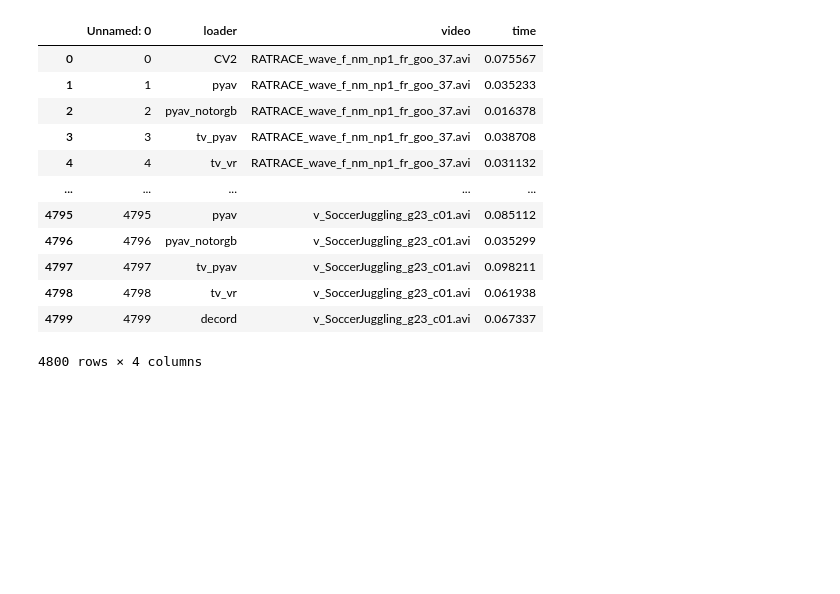
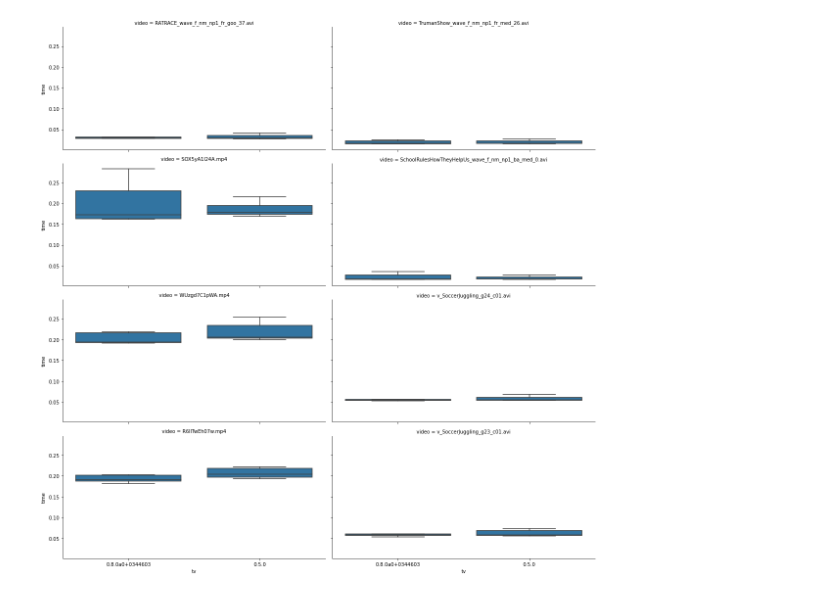
Before and after one commit to bjuncek/video_reader_benchmark, a Jupyter notebook: timeitcomp/Graph Results.ipynb, the cells around one changed output. Saved outputs shown, nothing was run; the diff lists cells and outputs as text; code cells hidden in the pictures; blank space fills up the shorter version.

```diff
--- a/timeitcomp/Graph Results.ipynb
+++ b/timeitcomp/Graph Results.ipynb
@@ -21,16 +36,5 @@ df = pd.concat([dfa, dfb])
-# %%
-df
-# %% [output]
-|  | Unnamed: 0 | loader | video | time |
-| 0 | 0 | CV2 | RATRACE_wave_f_nm_np1_fr_goo_37.avi | 0.075567 |
-| 1 | 1 | pyav | RATRACE_wave_f_nm_np1_fr_goo_37.avi | 0.035233 |
-| 2 | 2 | pyav_notorgb | RATRACE_wave_f_nm_np1_fr_goo_37.avi | 0.016378 |
-| 3 | 3 | tv_pyav | RATRACE_wave_f_nm_np1_fr_goo_37.avi | 0.038708 |
-| 4 | 4 | tv_vr | RATRACE_wave_f_nm_np1_fr_goo_37.avi | 0.031132 |
-| ... | ... | ... | ... | ... |
-| 4795 | 4795 | pyav | v_SoccerJuggling_g23_c01.avi | 0.085112 |
-| 4796 | 4796 | pyav_notorgb | v_SoccerJuggling_g23_c01.avi | 0.035299 |
-| 4797 | 4797 | tv_pyav | v_SoccerJuggling_g23_c01.avi | 0.098211 |
-| 4798 | 4798 | tv_vr | v_SoccerJuggling_g23_c01.avi | 0.061938 |
-| 4799 | 4799 | decord | v_SoccerJuggling_g23_c01.avi | 0.067337 |
-4800 rows × 4 columns
+# %%
+g = sns.FacetGrid(df_ss, col="video", col_wrap=2, height=4, aspect=2)
+g = g.map(sns.boxplot, "tv", "time", showfliers = False)
+# %% [output]
+[figure, added]
```
Also changed, not shown: parts of 9 cells of this notebook, 4 other files.
